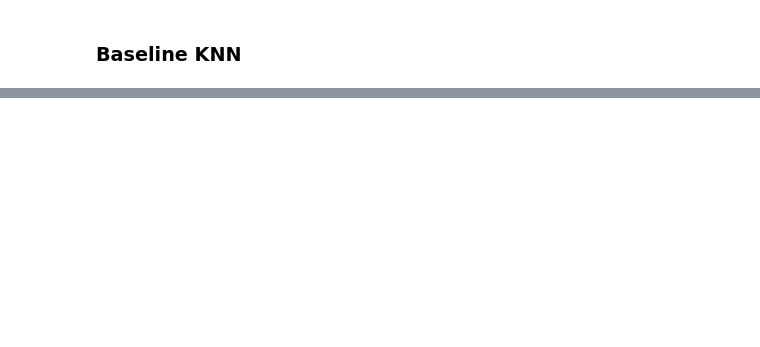
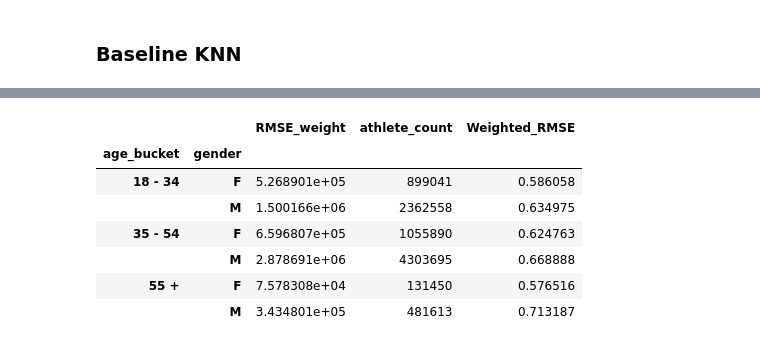
Before and after one commit to natec360/Capstone, a Jupyter notebook: Model/MP-tuning.ipynb, the cells around one changed output, grey strips where cells are left out. Saved outputs shown, nothing was run; the diff lists cells and outputs as text; code cells hidden in the pictures; blank space fills up the shorter version.

```diff
--- a/Model/MP-tuning.ipynb
+++ b/Model/MP-tuning.ipynb
@@ -519,0 +522,3 @@ df_SVD
+# %%
+#restrict data to 35km and greater
+tuning_df = raw_df.loc[(raw_df['prev_month_weekly_km'] >= 35)]
@@ -519,0 +527,9 @@ df_SVD
+# %%
+#SVD paramaters
+SVDparam = {'n_factors': [20, 50, 80],
+            'reg_all': [0.04, 0.06],
+            'n_epochs': [10, 20, 30],
+            'lr_all': [.022, .005, .01]}
+gridSVD = GridSearchCV(SVD, param_grid=SVDparam, measures=["rmse"], cv=3, joblib_verbose = 1, n_jobs = 16)
+
+data = Dataset.load_from_df(tuning_df[["user_id","run_distance_rounded","weekly_frequency"]], Reader(rating_scale=(0,7)))
@@ -519,0 +550,73 @@ df_SVD
+# %%
+#confirm SVD results
+
+def model_RMSE(gender, age_bucket, start_km, end_km, min_num_athletes=10):
+    """
+    Function to evaluate SDV model, incrementing by 1km through km range for specific age group and gender
+    """
+
+    #Create empty dict for results
+    results_dict = {
+        'age_bucket': [],
+        'gender': [],
+        'weekly_target': [],
+        'RMSE': [],
+        'athlete_count': []
+    }
+
+    start = time.time()
+
+    for target_kms in range(start_km, end_km+1):
+
+        #define objects for Surprise. Must be in user, item, rating order
+        filtered_df = raw_df.loc[
+            (raw_df['gender'] == gender) &
+            (raw_df['age_bucket'] == age_bucket) &
+            (raw_df['prev_month_weekly_days_run'] >= (4)) &
+            (raw_df['prev_month_weekly_days_run'] <= (7)) &
+            (raw_df['prev_month_weekly_km'] >= target_kms-1) &
+            (raw_df['prev_month_weekly_km'] <= target_kms+1)
+        ]
+
+        athlete_count = filtered_df.size
+
+        if filtered_df.size <= min_num_athletes:
+            print("insufficient data for",gender,age_bucket,target_kms)
+            continue
+
+        #convert datates
+        data = Dataset.load_from_df(filtered_df[["user_id","run_distance_rounded","weekly_frequency"]], Reader(rating_scale=(0,7)))
+
+        #build model
+        knn = KNNBasic(n_factors = 20, reg_all = 0.06, n_epochs = 10, lr_all = 0.05, verbose=False)
+        validation = cross_validate(knn, data, measures=['RMSE'], cv=3, verbose=False)
+
+        #capture outputs for dict from final fold
+        results_dict['gender'].append(gender)
+        results_dict['age_bucket'].append(age_bucket)
+        results_dict['weekly_target'].append(target_kms)
+        results_dict['RMSE'].append(validation['test_rmse'][2])
+        results_dict['athlete_count'].append(athlete_count)
+
+        #clean up memory
+        del filtered_df
+
+    end = time.time()
+
+    print("Finished in:", end - start)
+
+    return pd.DataFrame(results_dict)
+
+df1 = model_RMSE("F","18 - 34",10,100)
+df2 = model_RMSE("M","18 - 34",10,100)
+df3 = model_RMSE("F","35 - 54",10,100)
+df4 = model_RMSE("M","35 - 54",10,100)
+df5 = model_RMSE("F","55 +",10,100)
+df6 = model_RMSE("M","55 +",10,100)
+
+#calc weighted average RMSE for each set
+graph_df["RMSE_weight"] = graph_df["RMSE"]*graph_df["athlete_count"]
+df_SVD = graph_df.groupby(['age_bucket','gender']).agg({'RMSE_weight':'sum','athlete_count':'sum'})
+df_SVD["Weighted_RMSE"] = df_SVD["RMSE_weight"]/df_SVD["athlete_count"]
+df_SVD
+# %% [output]
@@ -519,0 +640,8 @@ df_SVD
+|  |  | RMSE_weight | athlete_count | Weighted_RMSE |
+| age_bucket | gender |  |  |  |
+| 18 - 34 | F | 5.268901e+05 | 899041 | 0.586058 |
+|  | M | 1.500166e+06 | 2362558 | 0.634975 |
+| 35 - 54 | F | 6.596807e+05 | 1055890 | 0.624763 |
+|  | M | 2.878691e+06 | 4303695 | 0.668888 |
+| 55 + | F | 7.578308e+04 | 131450 | 0.576516 |
+|  | M | 3.434801e+05 | 481613 | 0.713187 |
```
Also changed, not shown: parts of 37 cells of this notebook.
